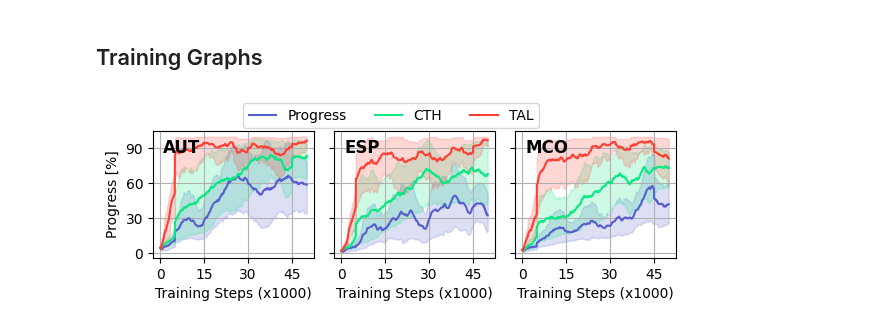
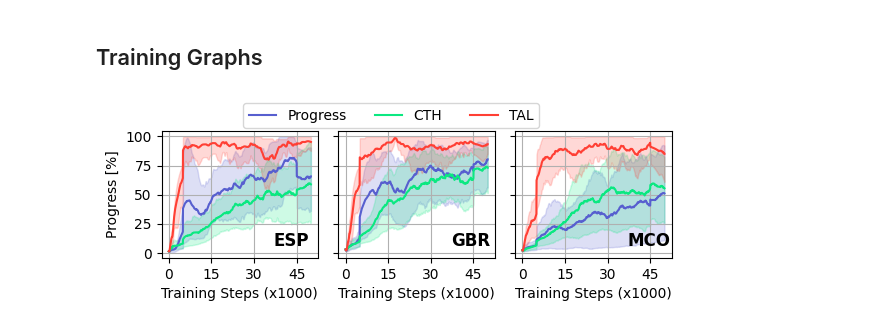
Before and after one commit to BDEvan5/f1tenth_benchmarks, a Jupyter notebook: f1tenth_benchmarks/benchmark_results/drl_result_plots.ipynb, the cells around one changed output. Drawn from its saved outputs; the diff is of its cells as text; code cells hidden in the pictures.

```diff
--- a/f1tenth_benchmarks/benchmark_results/drl_result_plots.ipynb
+++ b/f1tenth_benchmarks/benchmark_results/drl_result_plots.ipynb
@@ -30,61 +30,63 @@ train_maps = ["mco", "gbr", "esp", "aut"]
 colors = [periwinkle, minty_green, red_orange]
 period = 100
 # %%
-
+rewards = ["Progress", "CTH", "TAL95"]
 total_training_steps = 50000
 resampled_xs = np.linspace(0, total_training_steps, 50000)
 
 avg_training_data = {}
 min_training_data = {}
 max_training_data = {}
 downsampled_xs = np.linspace(0, total_training_steps, 1000)
 
 training_data = {}
 for train_map in train_maps:
     for reward in rewards:
         temp_progress_data = []
         for seed in seeds:
             test_id = f"TD3_{reward}_{seed}_{train_map}"
 
             root_path = f"Logs/EndToEnd/RawData_{test_id}/"
             results = pd.read_csv(root_path + f"TrainingData_{test_id}.csv")
             steps = results["Steps"]
             progresses = results["Progress"]*100
 
             resampled_progress = np.interp(resampled_xs, steps, progresses)
             temp_progress_data.append(resampled_progress)
 
         avg_training_data[f"{reward}_{train_map}"] = np.interp(downsampled_xs, resampled_xs, np.mean(temp_progress_data, axis=0))
         min_training_data[f"{reward}_{train_map}"] = np.interp(downsampled_xs, resampled_xs, np.min(temp_progress_data, axis=0))
         max_training_data[f"{reward}_{train_map}"] = np.interp(downsampled_xs, resampled_xs, np.max(temp_progress_data, axis=0))
+
+plot_maps = ["esp", "gbr", "mco"]
+# plot_maps = ["aut", "esp", "mco"]
+fig, ax = plt.subplots(1, len(plot_maps), figsize=(6, 2), sharex=True, sharey=True)
+for i, train_map in enumerate(plot_maps):
+    axs = ax[i]
+    for j, reward in enumerate(rewards):
+        ys = avg_training_data[f"{reward}_{train_map}"]
+        ys = true_moving_average(ys, period)
+        ax[i].plot(downsampled_xs/1e3, ys, label=reward, color=colors[j])
+        ys_min = true_moving_average(min_training_data[f"{reward}_{train_map}"], period)
+        ys_max = true_moving_average(max_training_data[f"{reward}_{train_map}"], period)
+        axs.fill_between(downsampled_xs/1e3, ys_min, ys_max, alpha=0.2, color=colors[j])
+
+    # axs.text(1, 86, f"{train_map.upper()}", fontdict={"fontsize": 12, "fontweight": "bold"})
+    axs.text(37, 6, f"{train_map.upper()}", fontdict={"fontsize": 12, "fontweight": "bold"})
+    axs.set_xlabel("Training Steps (x1000)")
+    axs.grid()
+ax[0].set_ylabel("Progress [%]")
+ax[0].yaxis.set_major_locator(plt.MaxNLocator(5))
+ax[0].xaxis.set_major_locator(plt.MaxNLocator(4))
+
+h, l = ax[0].get_legend_handles_labels()
+fig.legend(h, ["Progress", "CTH", "TAL"], loc="upper center", ncol=3, bbox_to_anchor=(0.5, 1.1))
+
+plt.tight_layout()
+plt.savefig(f"{save_path}BenchmarkProgressTraining.pdf", bbox_inches='tight')
+plt.savefig(f"{save_path}BenchmarkProgressTraining.svg", bbox_inches='tight')
+# %% [output]
+[figure, added]
-# %%
-plot_maps = ["aut", "esp", "mco"]
-fig, ax = plt.subplots(1, len(plot_maps), figsize=(6, 2), sharex=True, sharey=True)
-for i, train_map in enumerate(plot_maps):
-    axs = ax[i]
-    for j, reward in enumerate(rewards):
-        ys = avg_training_data[f"{reward}_{train_map}"]
-        ys = true_moving_average(ys, period)
-        ax[i].plot(downsampled_xs/1e3, ys, label=reward, color=colors[j])
-        ys_min = true_moving_average(min_training_data[f"{reward}_{train_map}"], period)
-        ys_max = true_moving_average(max_training_data[f"{reward}_{train_map}"], period)
-        axs.fill_between(downsampled_xs/1e3, ys_min, ys_max, alpha=0.2, color=colors[j])
-
-    axs.text(1, 86, f"{train_map.upper()}", fontdict={"fontsize": 12, "fontweight": "bold"})
-    axs.set_xlabel("Training Steps (x1000)")
-    axs.grid()
-ax[0].set_ylabel("Progress [%]")
-ax[0].yaxis.set_major_locator(plt.MaxNLocator(4))
-ax[0].xaxis.set_major_locator(plt.MaxNLocator(4))
-
-h, l = ax[0].get_legend_handles_labels()
-fig.legend(h, ["Progress", "CTH", "TAL"], loc="upper center", ncol=3, bbox_to_anchor=(0.5, 1.1))
-
-plt.tight_layout()
-plt.savefig(f"{save_path}BenchmarkProgressTraining.pdf", bbox_inches='tight')
-plt.savefig(f"{save_path}BenchmarkProgressTraining.svg", bbox_inches='tight')
-# %% [output]
-[figure, removed]
 # %%
 summary_df = pd.read_csv("Logs/Summary.csv")
 
```
Also changed, not shown: parts of 5 cells of this notebook, 8 other files.
